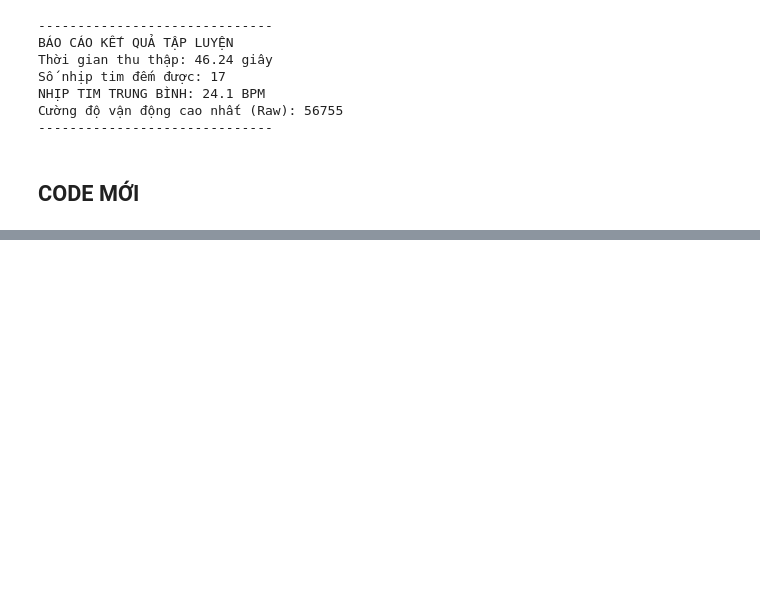
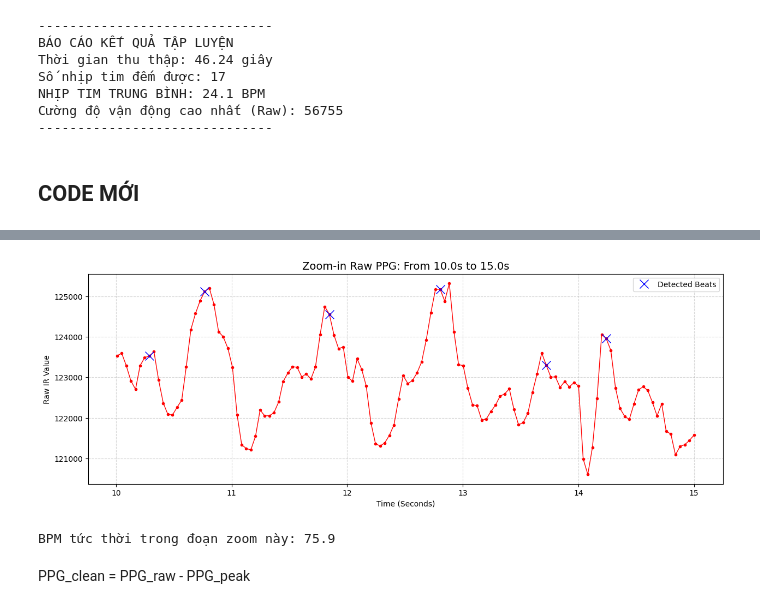
Before and after one commit to ChuoiUhuhu0727/Martial-Arts-Signal-Analysis, a Jupyter notebook: notebooks/archive/4th_analyze data.ipynb, the cells around one changed output, grey strips where cells are left out. Cells and saved outputs as stored; diff of their text form; code cells hidden in the pictures; blank space fills up the shorter version.

```diff
--- a/src/4th_analyze data.ipynb
+++ b/notebooks/archive/4th_analyze data.ipynb
@@ -340,3 +441,40 @@ plt.show()
+# %%
+# --- BLOCK: ZOOM-IN RAW PPG TO VERIFY PULSE WAVES ---
+
+# 1. Cấu hình khoảng thời gian muốn soi (Ví dụ: từ giây thứ 5 đến giây thứ 8)
+start_zoom = 10.0
+end_zoom = 15.0
+
+# 2. Lọc dữ liệu trong khoảng thời gian đã chọn
+zoom_df = df[(df['Timestamp'] >= start_zoom) & (df['Timestamp'] <= end_zoom)]
+
+# 3. Vẽ đồ thị
+plt.figure(figsize=(15, 5))
+plt.plot(zoom_df['Timestamp'], zoom_df['Heart_IR'], color='red', marker='o', markersize=3, linestyle='-', linewidth=1)
+
+# Thêm các đường lưới chi tiết để dễ đếm đỉnh bằng mắt
+plt.grid(True, which='both', linestyle='--', alpha=0.5)
+plt.title(f"Zoom-in Raw PPG: From {start_zoom}s to {end_zoom}s", fontsize=14)
+plt.xlabel("Time (Seconds)")
+plt.ylabel("Raw IR Value")
+
+# Gợi ý: Hiển thị các điểm đỉnh đã tìm được bằng thuật toán trong đoạn này (nếu có)
+# Lấy các peaks nằm trong khoảng zoom
+zoom_peaks = [p for p in peaks if start_zoom <= df['Timestamp'].iloc[p] <= end_zoom]
+plt.plot(df['Timestamp'].iloc[zoom_peaks], df['Heart_IR'].iloc[zoom_peaks], "x", color='blue', markersize=12, label='Detected Beats')
+
+plt.legend()
+plt.show()
+
+# Tính thử BPM nhanh trong đoạn zoom này để đối chiếu
+if len(zoom_peaks) > 1:
+    instant_bpm = (len(zoom_peaks) - 1) / (df['Timestamp'].iloc[zoom_peaks[-1]] - df['Timestamp'].iloc[zoom_peaks[0]]) * 60
+    print(f"BPM tức thời trong đoạn zoom này: {instant_bpm:.1f}")
+# %% [output]
+[figure, added]
+BPM tức thời trong đoạn zoom này: 75.9
+# %% [markdown]
+PPG_clean = PPG_raw - PPG_peak
 # %%
 # Tính độ lớn vector gia tốc: sqrt(x^2 + y^2 + z^2)
 df['Acc_Mag'] = np.sqrt(df['AccX']**2 + df['AccY']**2 + df['AccZ']**2)
```
Also changed, not shown: parts of 10 cells of this notebook, 51 other files.
